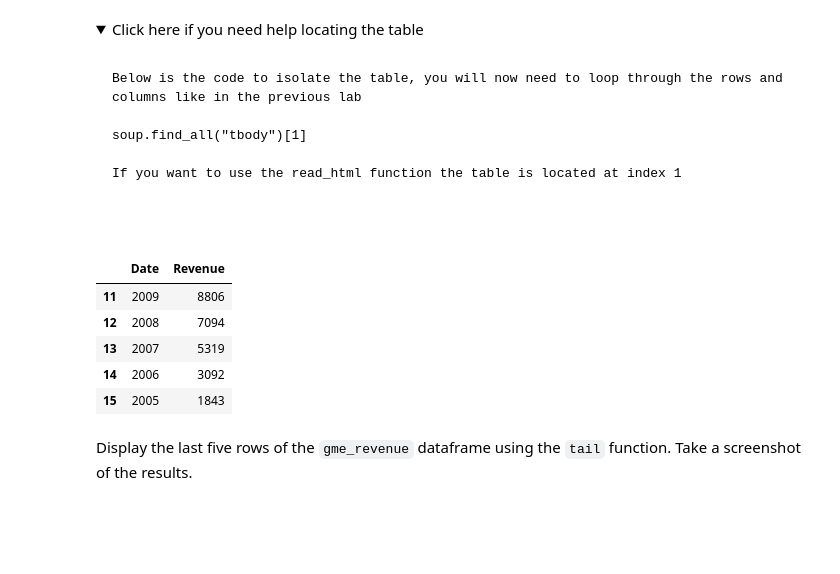
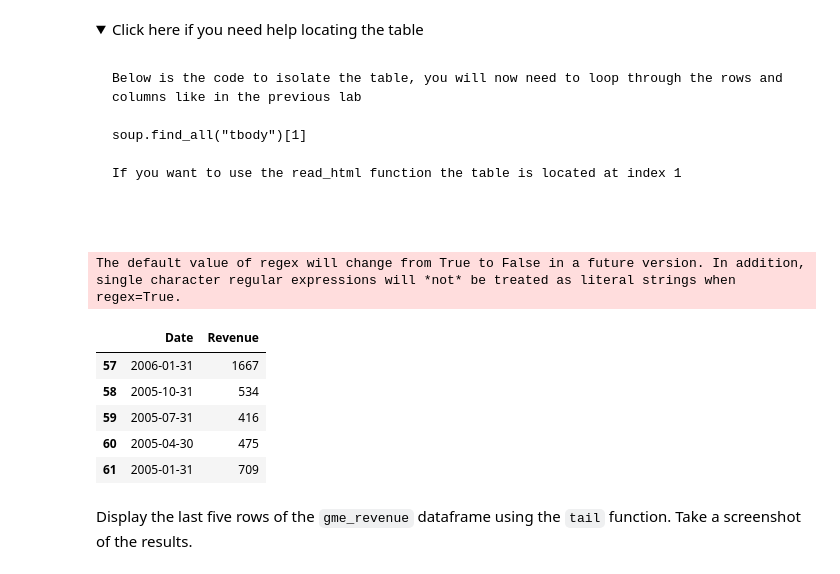
Before and after one commit to CocaCoke/PyNote, a Jupyter notebook: Final Assignment.ipynb, the cells around one changed output. Saved outputs shown, nothing was run; the diff lists cells and outputs as text; code cells hidden in the pictures; folded sections open; blank space fills up the shorter version.

```diff
--- a/Final Assignment.ipynb
+++ b/Final Assignment.ipynb
@@ -111,7 +111,7 @@ tables1 = BeautifulSoup(html_data, 'html.parser').find_all('table')
 Parse the html data using `beautiful_soup`.
 # %%
 tesla_revenue = pd.DataFrame(columns=["Date","Revenue"])
-for row in tables1[0].find('tbody').find_all('tr'):
+for row in tables1[1].find('tbody').find_all('tr'):
     col = row.find_all('td')
     date = col[0].text
     revenue = col[1].text
@@ -188,7 +191,7 @@ Parse the html data using `beautiful_soup`.
 # %%
 gme_revenue = pd.DataFrame(columns = ["Date", "Revenue"])
 tables2 = BeautifulSoup(html2_data, 'html.parser').find_all('table')
-for row in tables2[0].find('tbody').find_all('tr'):
+for row in tables2[1].find('tbody').find_all('tr'):
     col = row.find_all('td')
     date2 = col[0].text
     revenue2 = col[1].text
@@ -211,17 +214,19 @@ If you want to use the read_html function the table is located at index 1
 
 </details>
 # %%
-gme_revenue["Revenue"] = gme_revenue['Revenue'].str.replace(",","").replace("$","")
+gme_revenue["Revenue"] = gme_revenue['Revenue'].str.replace(",","")
+gme_revenue["Revenue"] = gme_revenue['Revenue'].str.replace("$","")
 gme_revenue.dropna(inplace=True)
 gme_revenue = gme_revenue[gme_revenue['Revenue'] != ""]
 gme_revenue.tail()
 # %% [output]
+The default value of regex will change from True to False in a future version. In addition, single character regular expressions will *not* be treated as literal strings when regex=True.
 |  | Date | Revenue |
-| 11 | 2009 | 8806 |
-| 12 | 2008 | 7094 |
-| 13 | 2007 | 5319 |
-| 14 | 2006 | 3092 |
-| 15 | 2005 | 1843 |
+| 57 | 2006-01-31 | 1667 |
+| 58 | 2005-10-31 | 534 |
+| 59 | 2005-07-31 | 416 |
+| 60 | 2005-04-30 | 475 |
+| 61 | 2005-01-31 | 709 |
 # %% [markdown]
 Display the last five rows of the `gme_revenue` dataframe using the `tail` function. Take a screenshot of the results.
 # %% [markdown]
```
Also changed, not shown: parts of 6 cells of this notebook.
